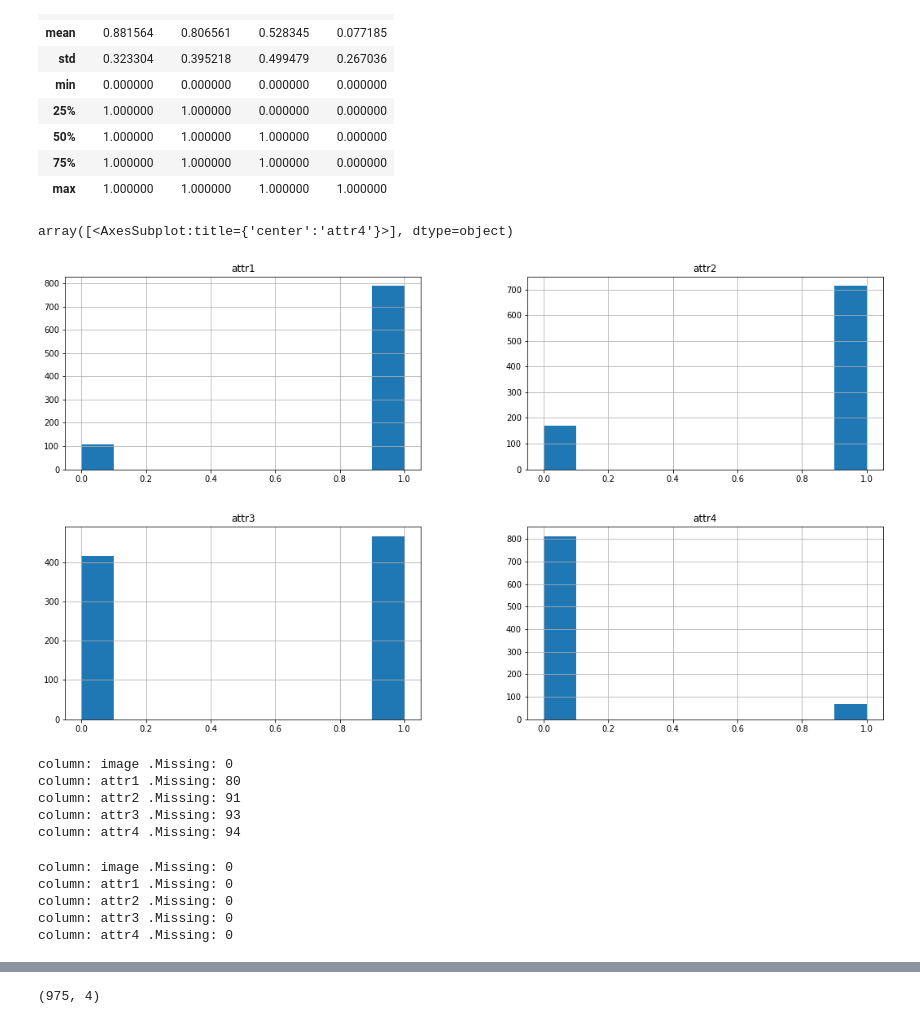
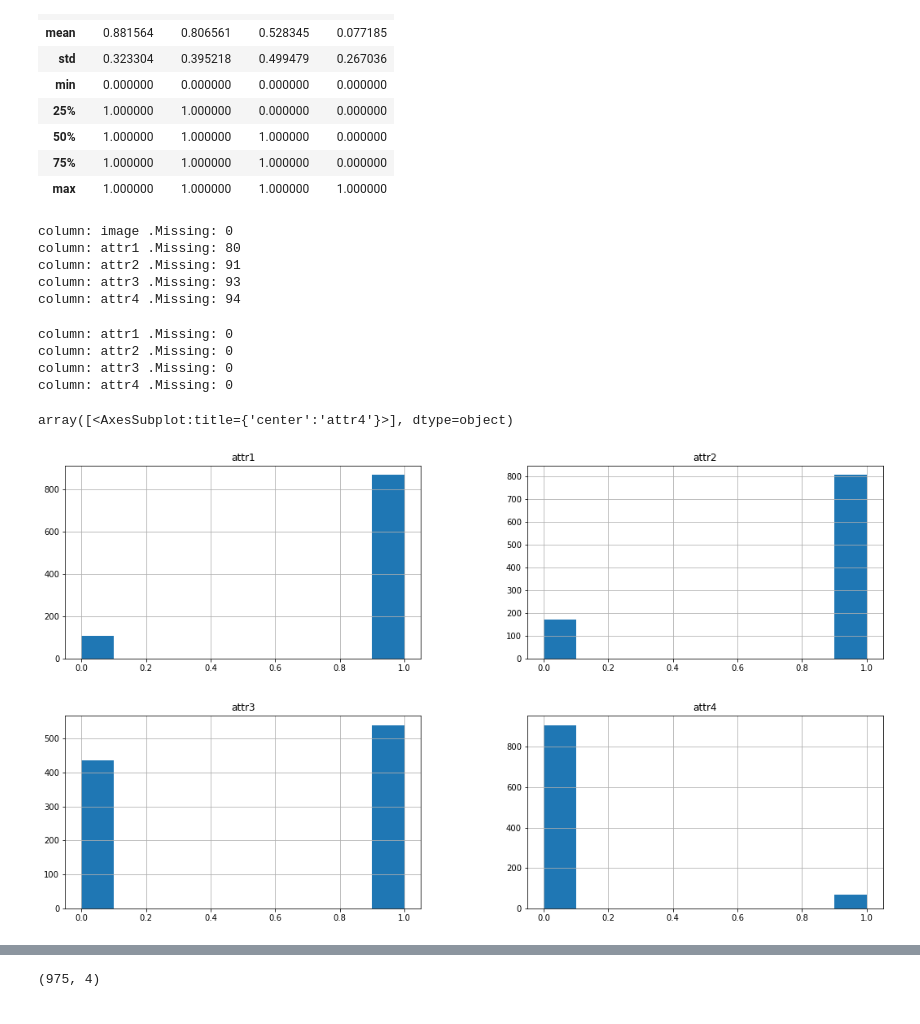
Before and after one commit to sowmu25/Aimonk_CV, a Jupyter notebook: Atrribute.ipynb, the cells around one changed output, grey strips where cells are left out. Drawn from its saved outputs; the diff is of its cells as text; code cells hidden in the pictures.

```diff
--- a/Atrribute.ipynb
+++ b/Atrribute.ipynb
@@ -57,21 +56,37 @@ data.describe()
 | 50% | 1.000000 | 1.000000 | 1.000000 | 0.000000 |
 | 75% | 1.000000 | 1.000000 | 1.000000 | 0.000000 |
 | max | 1.000000 | 1.000000 | 1.000000 | 1.000000 |
+# %%
+#Missing values in dataset
+for col_name in data.columns:
+    print ("column:",col_name,".Missing:",sum(data[col_name].isnull()))
+# %% [output]
+column: image .Missing: 0
+column: attr1 .Missing: 80
+column: attr2 .Missing: 91
+column: attr3 .Missing: 93
+column: attr4 .Missing: 94
+# %%
+#Handling missing values using the most robust imputer--> Knn imputer
+from sklearn.impute import KNNImputer
+imputer = KNNImputer(n_neighbors=5)
+data_attr = imputer.fit_transform(data[["attr1","attr2","attr3","attr4"]])
+data_attr = np.where(data_attr >= 0.5, 1, 0)
+data_attr=pd.DataFrame(data_attr, columns=["attr1","attr2","attr3","attr4"])
+for col_name in data_attr.columns:
+    print ("column:",col_name,".Missing:",sum(data_attr[col_name].isnull()))
+# %% [output]
+column: attr1 .Missing: 0
+column: attr2 .Missing: 0
+column: attr3 .Missing: 0
+column: attr4 .Missing: 0
 # %%
+#Data set is imbalanced
 fig, axes = plt.subplots(2,2, figsize=(18, 10))
-data.hist('attr1',ax=axes[0,0])
-data.hist('attr2',ax=axes[0,1])
-data.hist('attr3',ax=axes[1,0])
-data.hist('attr4',ax=axes[1,1])
+data_attr.hist('attr1',ax=axes[0,0])
+data_attr.hist('attr2',ax=axes[0,1])
+data_attr.hist('attr3',ax=axes[1,0])
+data_attr.hist('attr4',ax=axes[1,1])
 # %% [output]
 array([<AxesSubplot:title={'center':'attr4'}>], dtype=object)
-[figure, old version]
+[figure, new version]
-# %%
-for col_name in data.columns:
-    print ("column:",col_name,".Missing:",sum(data[col_name].isnull()))
-# %% [output]
-column: image .Missing: 0
-column: attr1 .Missing: 80
-column: attr2 .Missing: 91
-column: attr3 .Missing: 93
-column: attr4 .Missing: 94
@@ -81,10 +93 @@ for col_name in data.columns:
-# %%
-for col_name in data.columns:
-    print ("column:",col_name,".Missing:",sum(data[col_name].isnull()))
-# %% [output]
-column: image .Missing: 0
-column: attr1 .Missing: 0
-column: attr2 .Missing: 0
-column: attr3 .Missing: 0
-column: attr4 .Missing: 0
 # %%
```
Also changed, not shown: parts of 23 cells of this notebook, 16 other files.
